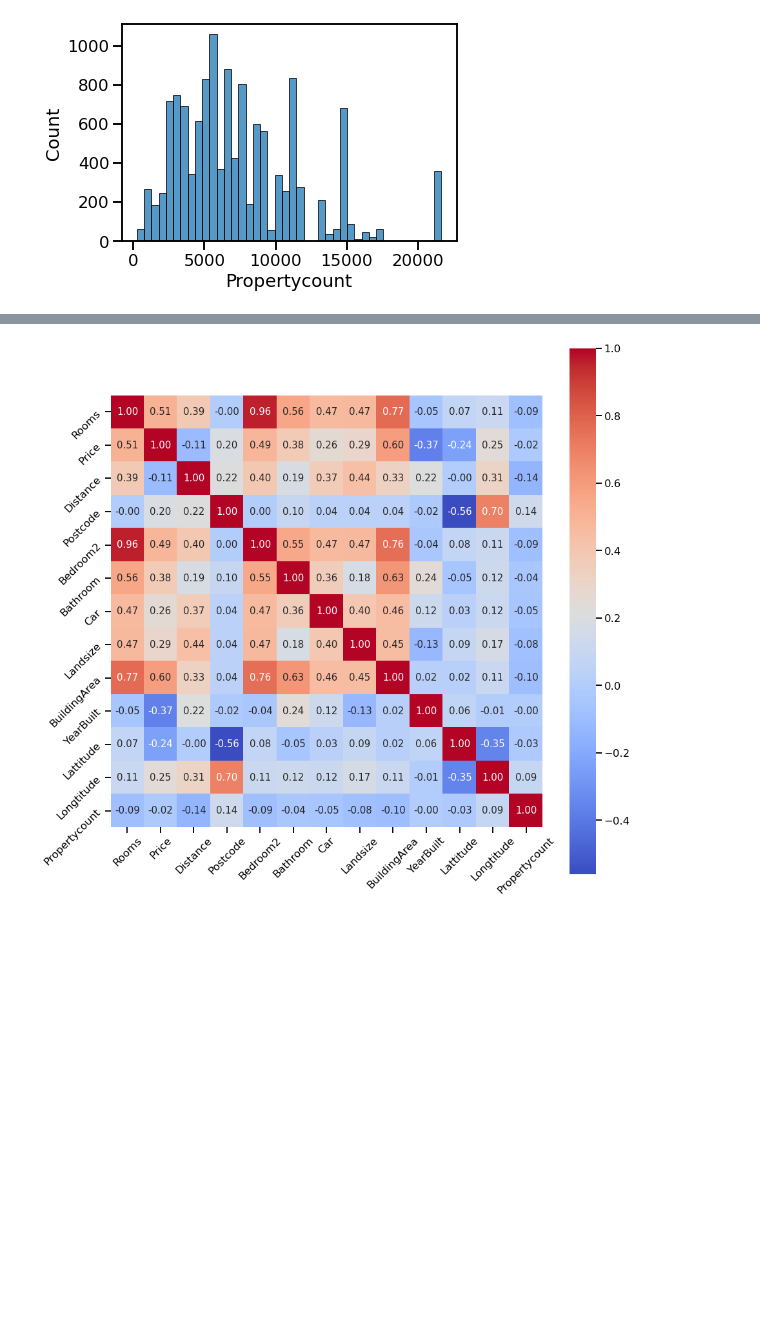
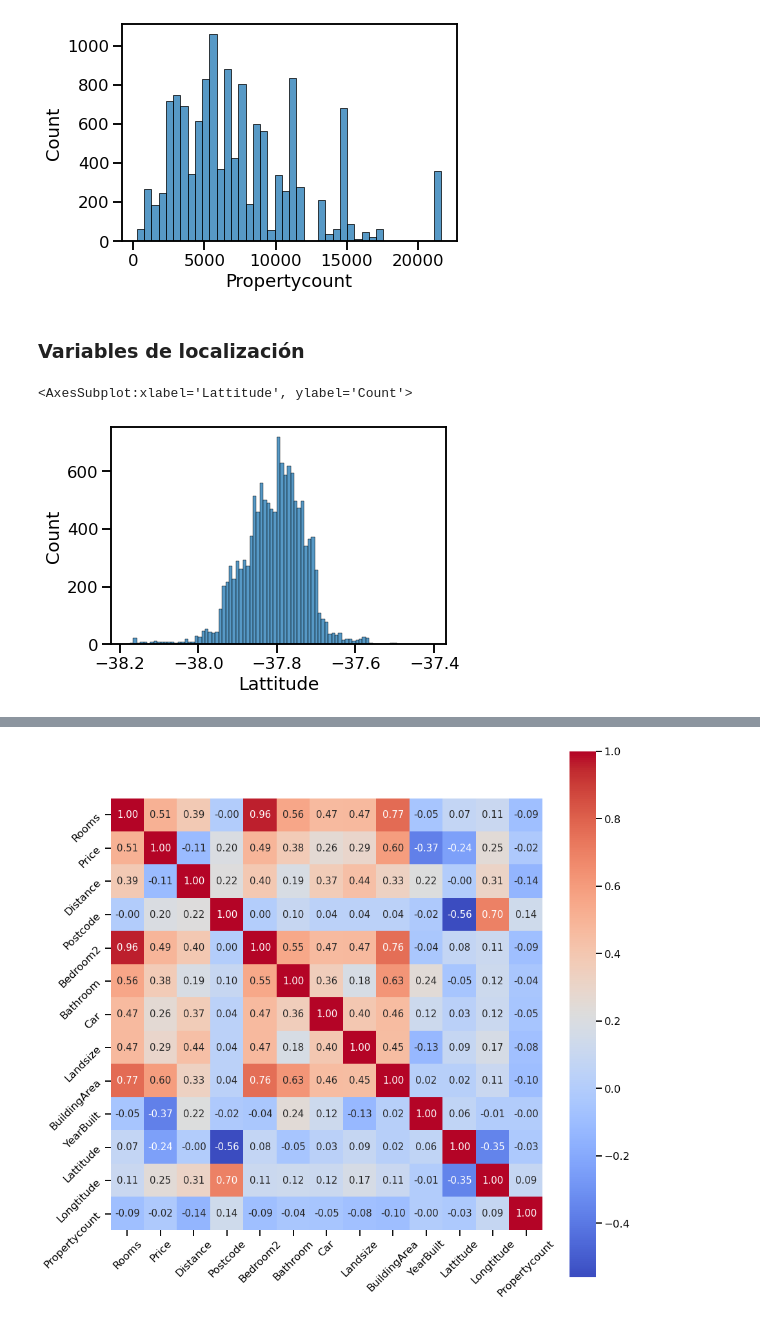
Before and after one commit to estebanarr/TP2_exploracion_curacion_datos, a Jupyter notebook: Entregable_Parte_1.ipynb, the cells around one changed output, grey strips where cells are left out. Cells and saved outputs as stored; diff of their text form; code cells hidden in the pictures; blank space fills up the shorter version.

Commit message:
histogramas y comentarios

```diff
--- a/Entregable_Parte_1.ipynb
+++ b/Entregable_Parte_1.ipynb
@@ -226,3 +226,10 @@ sns.histplot(melb_df2.Propertycount)  #representa la cantidad de propiedades que
 # %% [output]
 <AxesSubplot:xlabel='Propertycount', ylabel='Count'>
 [figure]
+# %% [markdown]
+### **Variables de localización**
+# %%
+sns.histplot(melb_df2.Lattitude) #No posee valores nulos y su distribución es normal, con pocos valores extremos
+# %% [output]
+<AxesSubplot:xlabel='Lattitude', ylabel='Count'>
+[figure, added]
```
Also changed, not shown: parts of 7 cells of this notebook.
